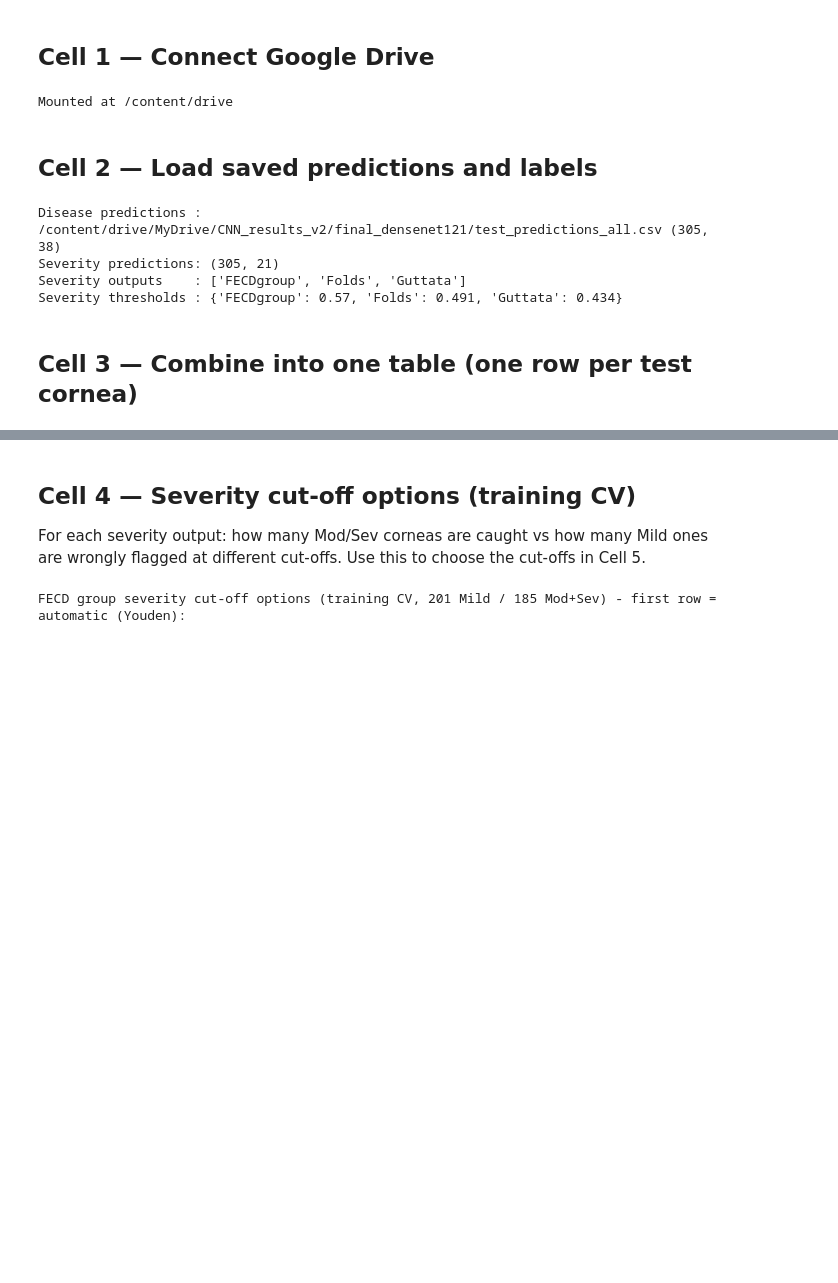
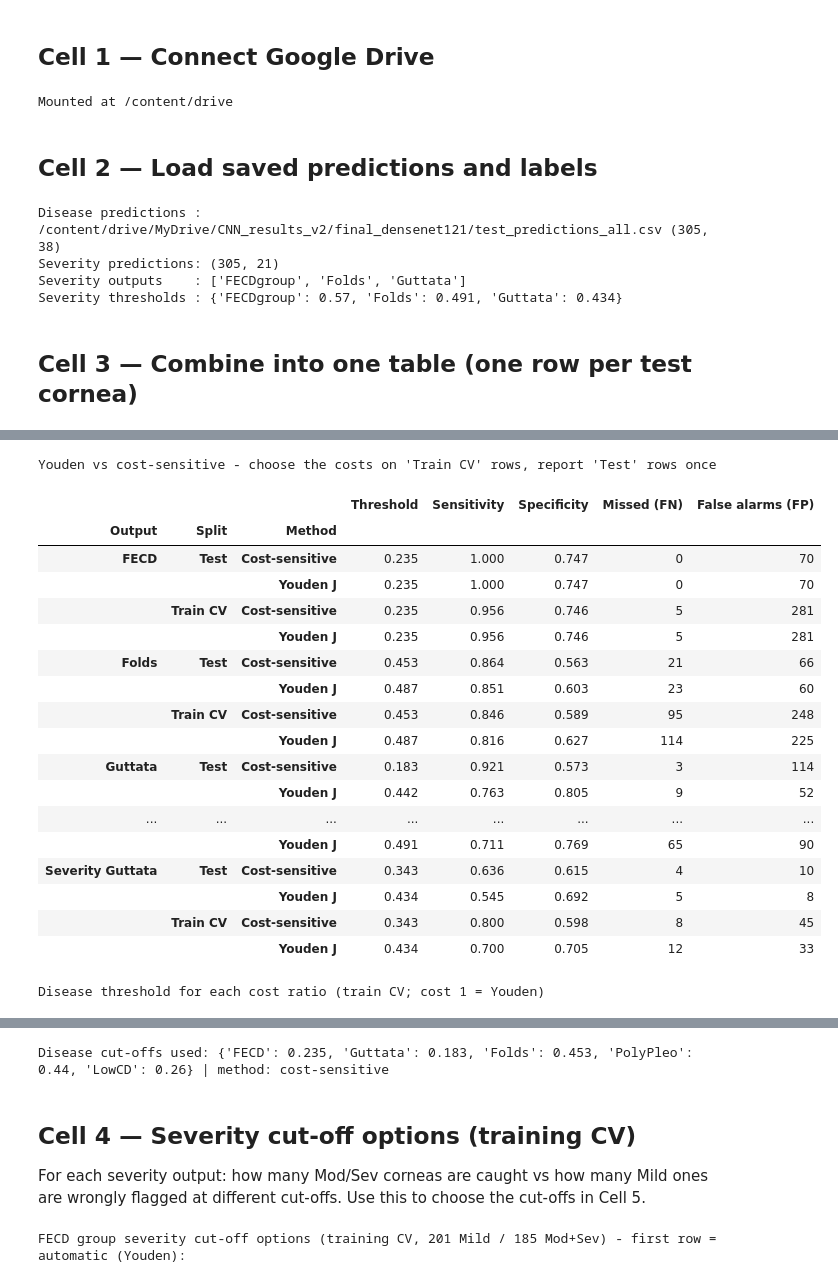
Before and after one commit to Pulitha-m/xai-cornea-grading, a Jupyter notebook: ml/disease - new/notebooks/09_Combined_Disease_Severity_v2 .ipynb, the cells around one changed output, grey strips where cells are left out. Cells and saved outputs as stored; diff of their text form; code cells hidden in the pictures; blank space fills up the shorter version.

```diff
--- a/ml/disease - new/notebooks/09_Combined_Disease_Severity_v2.ipynb
+++ b/ml/disease - new/notebooks/09_Combined_Disease_Severity_v2 .ipynb
@@ -70,3 +70,80 @@ Test corneas combined: 305 | disease file 305 | severity file 305
 | 0 | NEB-2020-09-12663 R | Normal | 0 | 0 | 0 | 0 | 0 | 0.003929 | 0.318359 | ... |
 | 1 | NEB-2020-09-12667 R | Normal | 0 | 0 | 0 | 0 | 0 | 0.002728 | 0.142334 | ... |
 | 2 | NEB-2020-09-12673 L | FECD + PolyPleo + LowCD | 1 | 0 | 0 | 1 | 1 | 0.604492 | 0.056213 | ... |
+# %%
+# ===== Cost-sensitive thresholds (COST_FN = 1 gives exactly Youden's J) =====
+from sklearn.metrics import roc_curve
+USE_COST_THRESHOLDS = True        # False = keep Youden everywhere
+COST_FN_DIS = {"FECD": 3.0, "Guttata": 2.5, "LowCD": 2.0, "PolyPleo": 1.5, "Folds": 1.5}   # how much worse a missed case is
+COST_FN_SEV = {"FECDgroup": 2.0, "Guttata": 2.0, "Folds": 1.5}                            # Mod/Sev called Mild
+
+def cost_threshold(y, p, c_fn, c_fp=1.0):
+    fpr, tpr, thr = roc_curve(y, p)
+    return float(np.clip(thr[np.argmin(c_fn * (1 - tpr) + c_fp * fpr)], 0.01, 0.99))
+
+def row(out, method, split, y, p, thr):
+    yhat = (p >= thr).astype(int)
+    return {"Output": out, "Method": method, "Split": split, "Threshold": round(thr, 3),
+            "Sensitivity": recall_score(y, yhat, zero_division=0),
+            "Specificity": recall_score(y, yhat, pos_label=0, zero_division=0),
+            "Missed (FN)": int(((yhat == 0) & (y == 1)).sum()), "False alarms (FP)": int(((yhat == 1) & (y == 0)).sum())}
+
+# disease: out-of-fold predictions + Youden cut-offs saved by notebook 06
+dis_oof = pd.read_csv(os.path.join(RESULTS_DIR, "fusion_densenet121", "oof_predictions.csv")).drop_duplicates("Tissue_ID")
+DIS_YOUDEN = json.load(open(os.path.join(RESULTS_DIR, "final_densenet121", "summary_final.json")))["thresholds"]["Image + numbers"]
+DIS_COST = {c: cost_threshold(dis_oof[c].values, dis_oof[f"P_{c}"].values, COST_FN_DIS[c]) for c in DIS_COLS}
+
+# severity: out-of-fold predictions saved by notebook 08 (only corneas with a known Mild/Mod/Sev grade)
+so = sev_oof.merge(labels[["Tissue_ID"] + [f"{h}_Sev" for h in SEV_HEADS]], on="Tissue_ID")
+def sev_xy(frame, h):
+    m = frame[f"{h}_Sev"].isin(["Mild", "Moderate", "Severe"])
+    return frame.loc[m, f"{h}_Sev"].isin(["Moderate", "Severe"]).astype(int).values, frame.loc[m, f"PSev_{h}"].values
+SEV_COST = {h: cost_threshold(*sev_xy(so, h), COST_FN_SEV[h]) for h in SEV_HEADS}
+
+rows = []
+for c in DIS_COLS:
+    for nm, thr in (("Youden J", DIS_YOUDEN), ("Cost-sensitive", DIS_COST)):
+        rows.append(row(c, nm, "Train CV", dis_oof[c].values, dis_oof[f"P_{c}"].values, thr[c]))
+        rows.append(row(c, nm, "Test", t[c].values, t[f"P_Fus_{c}"].values, thr[c]))
+for h in SEV_HEADS:
+    for nm, thr in (("Youden J", SEV_THR), ("Cost-sensitive", SEV_COST)):
+        rows.append(row(f"Severity {h}", nm, "Train CV", *sev_xy(so, h), thr[h]))
+        rows.append(row(f"Severity {h}", nm, "Test", *sev_xy(t, h), thr[h]))
+cost_cmp = pd.DataFrame(rows).set_index(["Output", "Split", "Method"]).sort_index()
+cost_cmp.to_csv(os.path.join(OUT_DIR, "cost_vs_youden.csv"))
+print("Youden vs cost-sensitive - choose the costs on 'Train CV' rows, report 'Test' rows once")
+display(cost_cmp.round(3))
+
+# sensitivity analysis on train CV: threshold and sensitivity for different cost ratios
+sa = pd.DataFrame({f"cost {r}": {c: f"{cost_threshold(dis_oof[c].values, dis_oof[f'P_{c}'].values, r):.3f}" for c in DIS_COLS}
+                   for r in [1, 1.5, 2, 3, 5]})
+sa.to_csv(os.path.join(OUT_DIR, "cost_sensitivity_analysis.csv"))
+print("Disease threshold for each cost ratio (train CV; cost 1 = Youden)"); display(sa)
+
+# apply the chosen cut-offs to the combined table
+DIS_THR_USED = DIS_COST if USE_COST_THRESHOLDS else DIS_YOUDEN
+for c in DIS_COLS:
+    t[f"Pred_Fus_{c}"] = (t[f"P_Fus_{c}"] >= DIS_THR_USED[c]).astype(int)
+print("Disease cut-offs used:", {k: round(v, 3) for k, v in DIS_THR_USED.items()},
+      "| method:", "cost-sensitive" if USE_COST_THRESHOLDS else "Youden")
+# %% [output]
+Youden vs cost-sensitive - choose the costs on 'Train CV' rows, report 'Test' rows once
+|  |  |  | Threshold | Sensitivity | Specificity | Missed (FN) | False alarms (FP) |
+| Output | Split | Method |  |  |  |  |  |
+| FECD | Test | Cost-sensitive | 0.235 | 1.000 | 0.747 | 0 | 70 |
+|  |  | Youden J | 0.235 | 1.000 | 0.747 | 0 | 70 |
+|  | Train CV | Cost-sensitive | 0.235 | 0.956 | 0.746 | 5 | 281 |
+|  |  | Youden J | 0.235 | 0.956 | 0.746 | 5 | 281 |
+| Folds | Test | Cost-sensitive | 0.453 | 0.864 | 0.563 | 21 | 66 |
+|  |  | Youden J | 0.487 | 0.851 | 0.603 | 23 | 60 |
+|  | Train CV | Cost-sensitive | 0.453 | 0.846 | 0.589 | 95 | 248 |
+|  |  | Youden J | 0.487 | 0.816 | 0.627 | 114 | 225 |
+| Guttata | Test | Cost-sensitive | 0.183 | 0.921 | 0.573 | 3 | 114 |
+|  |  | Youden J | 0.442 | 0.763 | 0.805 | 9 | 52 |
+| ... | ... | ... | ... | ... | ... | ... | ... |
+|  |  | Youden J | 0.491 | 0.711 | 0.769 | 65 | 90 |
+| Severity Guttata | Test | Cost-sensitive | 0.343 | 0.636 | 0.615 | 4 | 10 |
+|  |  | Youden J | 0.434 | 0.545 | 0.692 | 5 | 8 |
+|  | Train CV | Cost-sensitive | 0.343 | 0.800 | 0.598 | 8 | 45 |
+|  |  | Youden J | 0.434 | 0.700 | 0.705 | 12 | 33 |
+Disease threshold for each cost ratio (train CV; cost 1 = Youden)
@@ -73,3 +156,4 @@ Test corneas combined: 305 | disease file 305 | severity file 305
+Disease cut-offs used: {'FECD': 0.235, 'Guttata': 0.183, 'Folds': 0.453, 'PolyPleo': 0.44, 'LowCD': 0.26} | method: cost-sensitive
 # %% [markdown]
 ## Cell 4 — Severity cut-off options (training CV)
 For each severity output: how many Mod/Sev corneas are caught vs how many Mild ones are wrongly flagged at different cut-offs.
```
Also changed, not shown: parts of 6 cells of this notebook, 18 other files.
